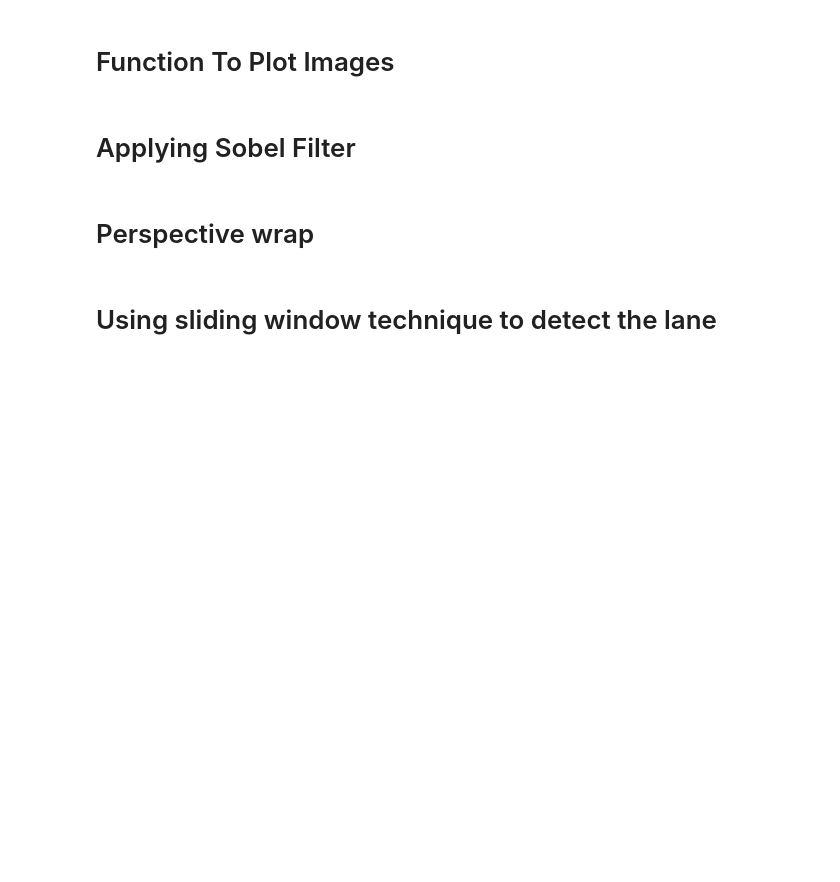
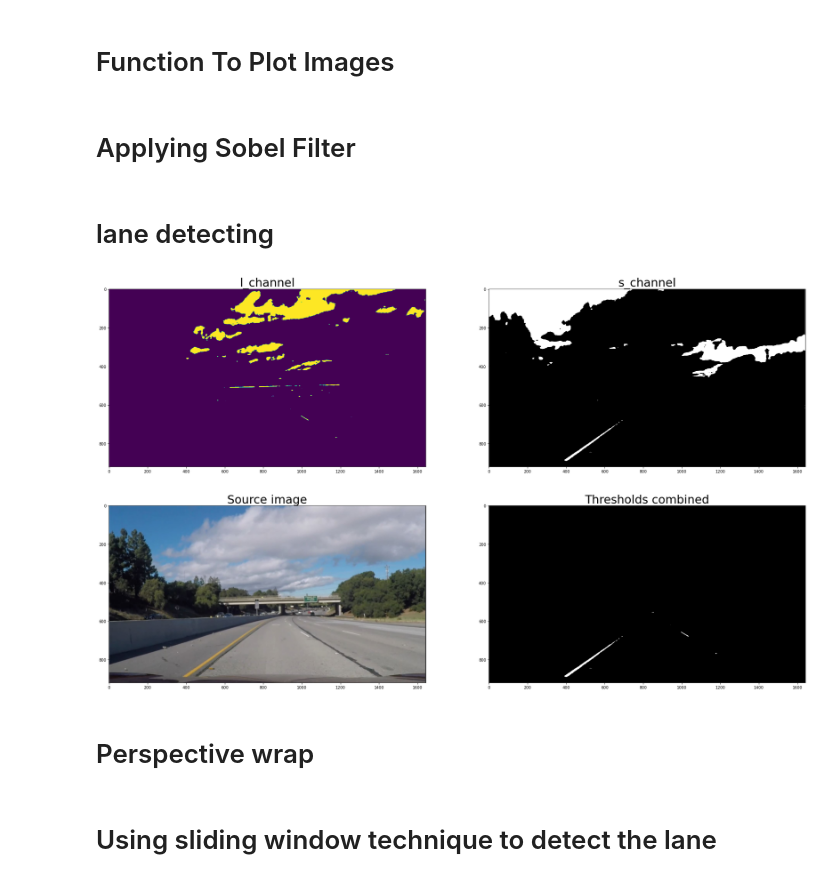
Before and after one commit to LinaAyman31/lane_detection, a Jupyter notebook: lane_detection.ipynb, the cells around one changed output. Cells and saved outputs as stored; diff of their text form; code cells hidden in the pictures; blank space fills up the shorter version.

Commit message:
lane detecting filter

```diff
--- a/lane_detection.ipynb
+++ b/lane_detection.ipynb
@@ -105,6 +105,51 @@ def combine_thresh(img, s_thresh=(100, 255), l_thresh=(120, 255)):
     thresholded = cv2.bitwise_and(color_combined, mask)
 
     return thresholded
+# %% [markdown]
+# lane detecting
+# %%
+def combine_thresh2(img, s_thresh=80, l_thresh=190):
+
+    hls = cv2.cvtColor(img, cv2.COLOR_RGB2HLS)
+    l = hls[:,:,1]
+    s = hls[:,:,2]
+
+    height, width = l.shape
+    l =cv2.GaussianBlur(l, (5, 5), 0)
+    l_channel = np.zeros_like(l)
+    l_channel [ (l > l_thresh) ] =255
+
+    s =cv2.GaussianBlur(s, (5, 5), 0)
+    y_channel = np.zeros_like(l)
+    y_channel [ (s> s_thresh) &(l>100)] =255
+
+
+
+    combine= np.zeros_like(l_channel)
+    combine [ (y_channel==255)| (l_channel==255)]=255
+
+
+    plt_images(l_channel, 'l_channel', y_channel, 's_channel')
+
+
+    mask = np.zeros_like(combine)
+    region_of_interest_vertices = np.array([ [0,height-1], [width/2, int(5.7/10*height)], [width-1, height-1]], dtype=np.int32)
+    cv2.fillPoly(mask, [region_of_interest_vertices], 1)
+    thresholded = cv2.bitwise_and(combine, mask)
+
+    return thresholded
+
+# Load a test image, convert to RGB and undistort it
+img = plt.imread('test1.jpg')
+gray = cv2.cvtColor(img, cv2.COLOR_BGR2RGB)
+# Run the function
+combined = combine_thresh2(img,s_thresh=85, l_thresh=190)
+
+# Plot the result
+plt_images(img, 'Source image', combined, 'Thresholds combined')
+# %% [output]
+[figure, added]
+[figure, added]
 # %% [markdown]
 # Perspective wrap
 # %%
```
Also changed, not shown: 10 other files.
